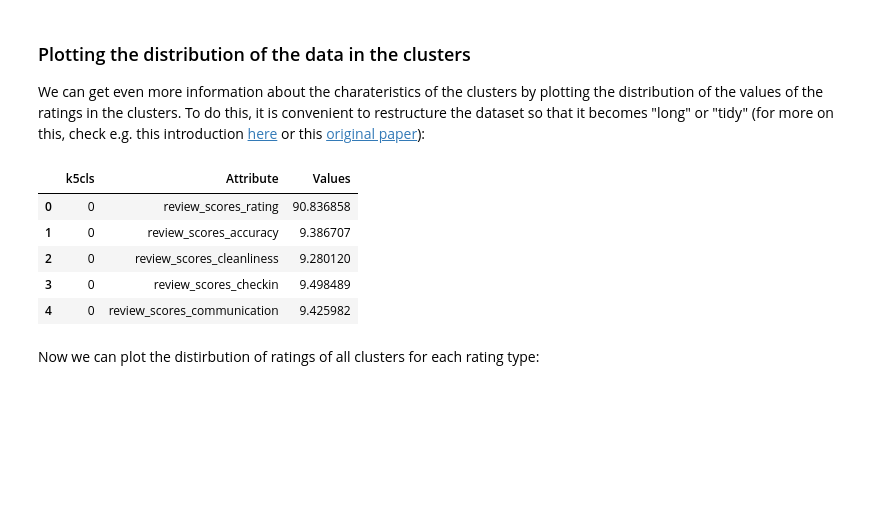
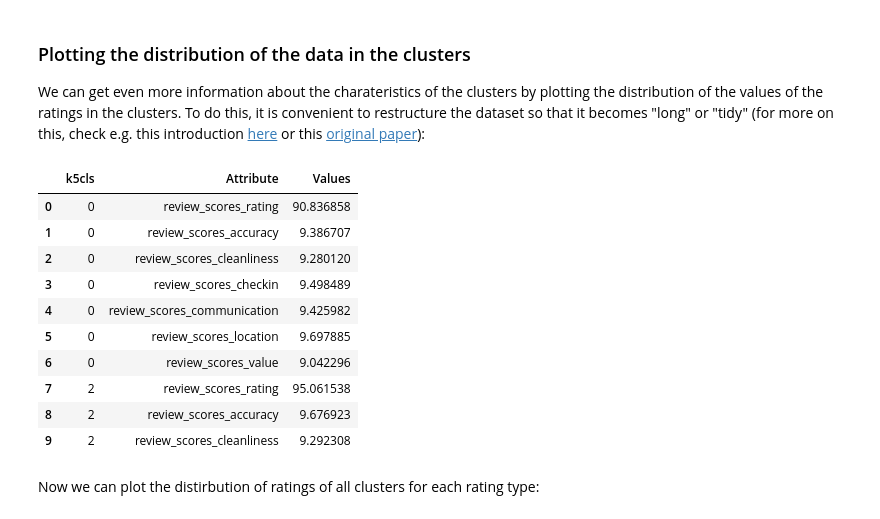
Before and after one commit to SC-GSDA-WS2324/Lecture7, a Jupyter notebook: 7_geodemographics_and_regionalization.ipynb, the cells around one changed output. Cells and saved outputs as stored; diff of their text form; code cells hidden in the pictures; blank space fills up the shorter version.

```diff
--- a/7_geodemographics_and_regionalization.ipynb
+++ b/7_geodemographics_and_regionalization.ipynb
@@ -230,4 +235,4 @@ abb_scaled.index = abb.index
 Although the underlying algorithm is not trivial, running K-means in Python is streamlined thanks to `scikit-learn`. Similar to the extensive set of available algorithms in the library, its computation is a matter of two lines of code. First, we need to specify the parameters in the `KMeans` method (which is part of `scikit-learn`'s `cluster` submodule). Note that, at this point, we do not even need to pass the data:
 # %%
-kmeans5 = cluster.KMeans(n_clusters=5, random_state=12345)
+kmeans5 = cluster.KMeans(n_clusters=5, random_state=12345, n_init = 5)
 # %% [markdown]
@@ -332,26 +343,31 @@ We can get even more information about the charateristics of the clusters by plo
 # %%
 # Index db on cluster ID
 tidy_db = abb.set_index("k5cls")
 # Keep only variables used for clustering
 tidy_db = tidy_db[ratings]
 # Stack column names into a column, obtaining
 # a "long" version of the dataset
 tidy_db = tidy_db.stack()
 # Take indices into proper columns
 tidy_db = tidy_db.reset_index()
 # Rename column names
 tidy_db = tidy_db.rename(
     columns={"level_1": "Attribute", 0: "Values"}
 )
 # Check out result
-tidy_db.head()
+tidy_db.head(10)
 # %% [output]
 |  | k5cls | Attribute | Values |
 | 0 | 0 | review_scores_rating | 90.836858 |
 | 1 | 0 | review_scores_accuracy | 9.386707 |
 | 2 | 0 | review_scores_cleanliness | 9.280120 |
 | 3 | 0 | review_scores_checkin | 9.498489 |
 | 4 | 0 | review_scores_communication | 9.425982 |
+| 5 | 0 | review_scores_location | 9.697885 |
+| 6 | 0 | review_scores_value | 9.042296 |
+| 7 | 2 | review_scores_rating | 95.061538 |
+| 8 | 2 | review_scores_accuracy | 9.676923 |
+| 9 | 2 | review_scores_cleanliness | 9.292308 |
 # %% [markdown]
 Now we can plot the distirbution of ratings of all clusters for each rating type:
 # %%
```
Also changed, not shown: parts of 31 cells of this notebook.
